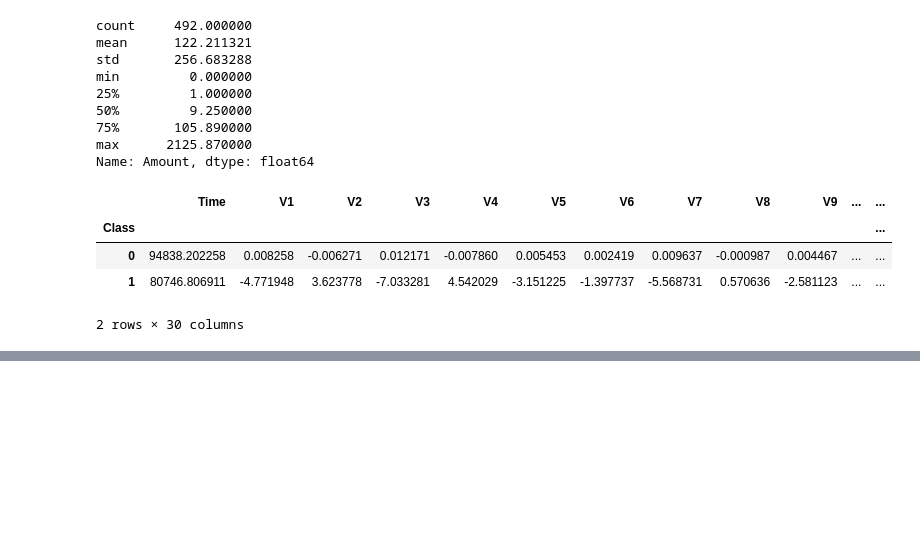
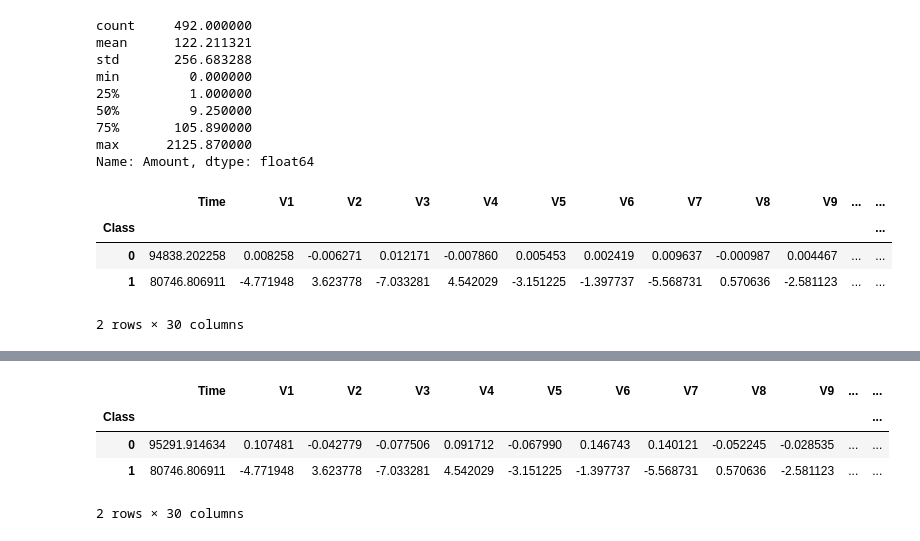
Before and after one commit to YOGDEV/Credit_card_fraud_detection, a Jupyter notebook: fraud.ipynb, the cells around one changed output, grey strips where cells are left out. Drawn from its saved outputs; the diff is of its cells as text; code cells hidden in the pictures; blank space fills up the shorter version.

```diff
--- a/fraud.ipynb
+++ b/fraud.ipynb
@@ -131,0 +168,8 @@ credit_card_data.groupby('Class').mean()
+# %%
+new_dataset.groupby('Class').mean()
+# %% [output]
+|  | Time | V1 | V2 | V3 | V4 | V5 | V6 | V7 | V8 | V9 | ... | ... |
+| Class |  |  |  |  |  |  |  |  |  |  |  | ... |
+| 0 | 95291.914634 | 0.107481 | -0.042779 | -0.077506 | 0.091712 | -0.067990 | 0.146743 | 0.140121 | -0.052245 | -0.028535 | ... | ... |
+| 1 | 80746.806911 | -4.771948 | 3.623778 | -7.033281 | 4.542029 | -3.151225 | -1.397737 | -5.568731 | 0.570636 | -2.581123 | ... | ... |
+2 rows × 30 columns
```
Also changed, not shown: parts of 9 cells of this notebook.
